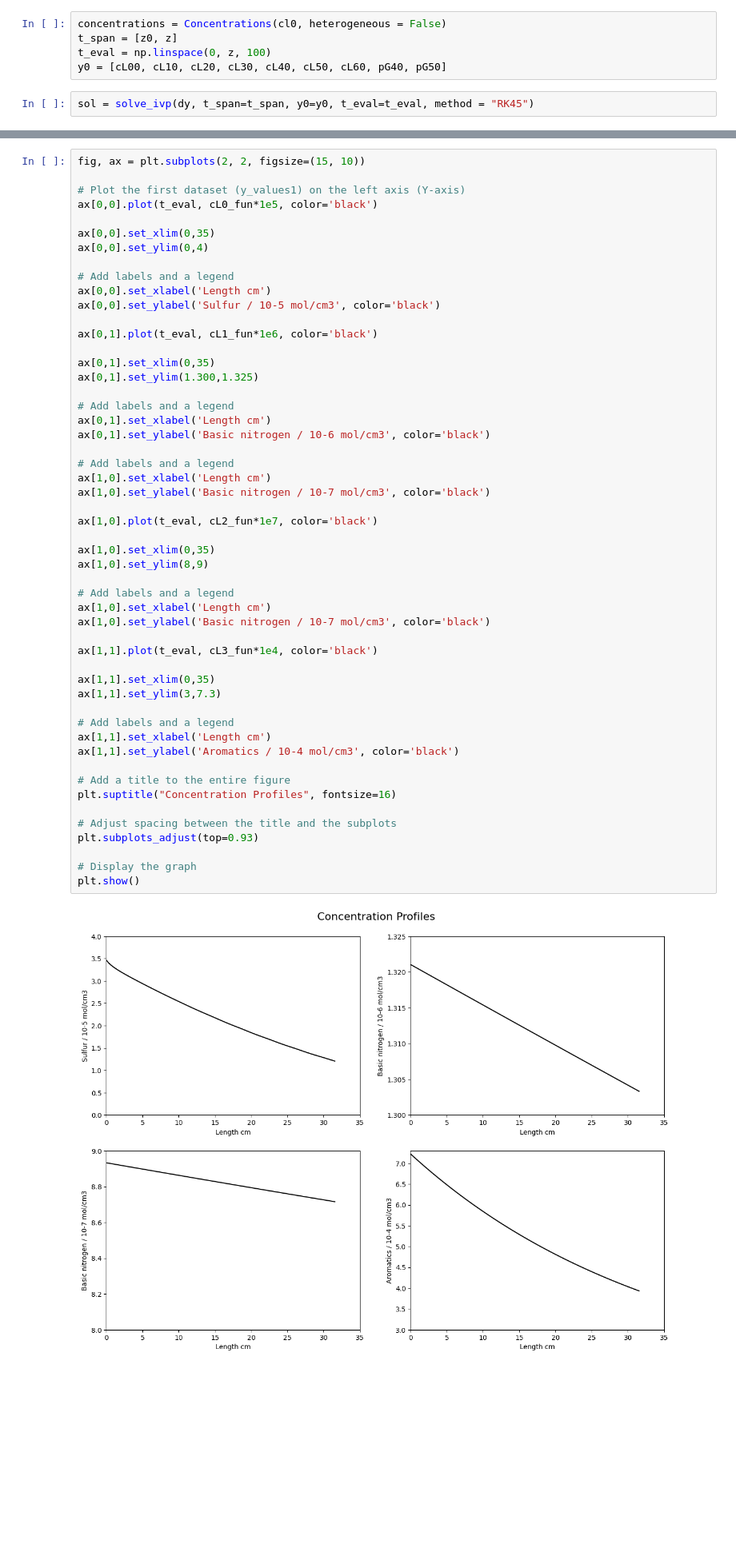
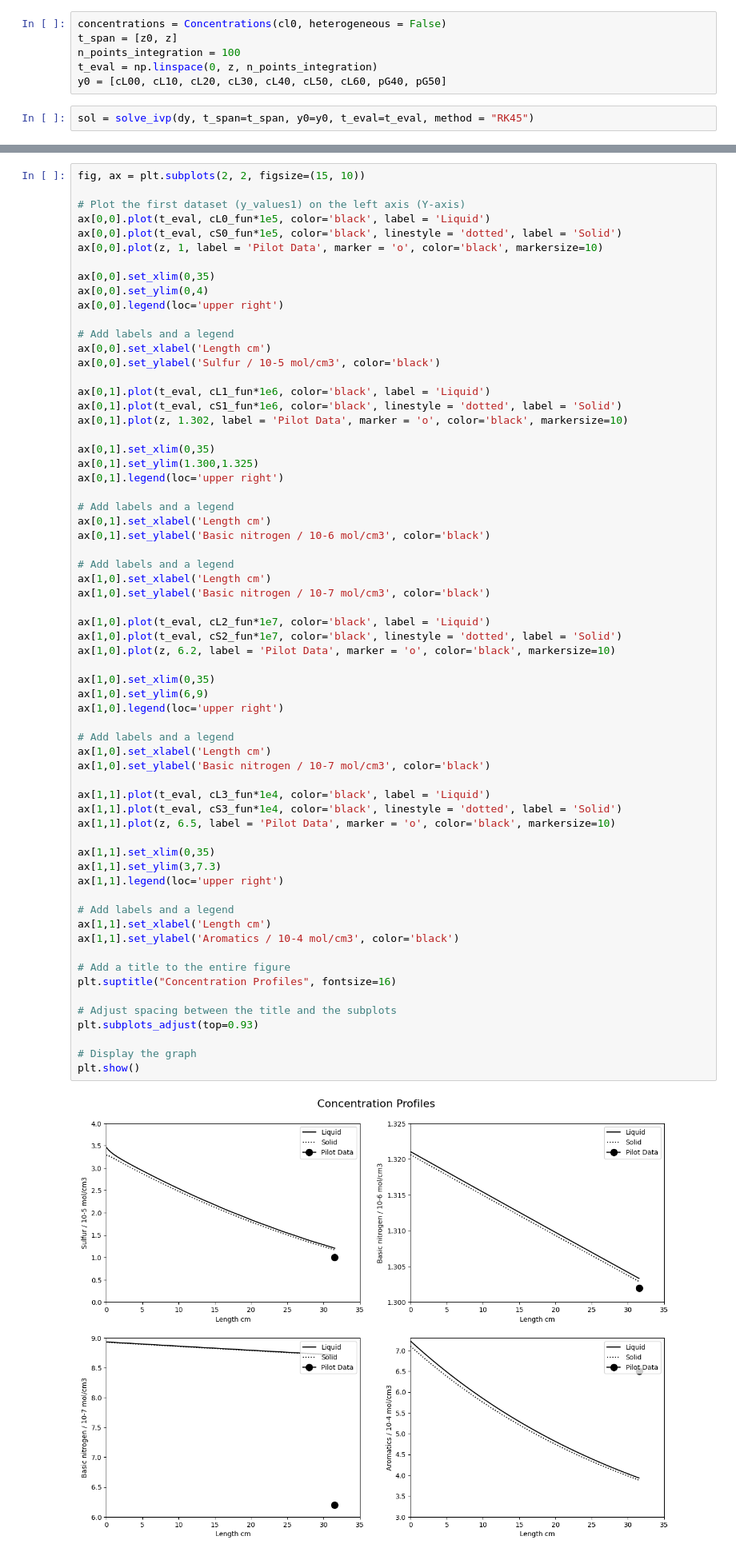
Before and after one commit to Leonardo-Ferreira-byte/Project_Reactor, a Jupyter notebook: TBR_Diesel.ipynb, the cells around one changed output, grey strips where cells are left out. Shown at 80% size. Drawn from its saved outputs; the diff is of its cells as text; blank space fills up the shorter version.

```diff
--- a/TBR_Diesel.ipynb
+++ b/TBR_Diesel.ipynb
@@ -226,7 +226,8 @@ def dy(z, variables):
 # %%
 concentrations = Concentrations(cl0, heterogeneous = False)
 t_span = [z0, z]
-t_eval = np.linspace(0, z, 100)
+n_points_integration = 100
+t_eval = np.linspace(0, z, n_points_integration)
 y0 = [cL00, cL10, cL20, cL30, cL40, cL50, cL60, pG40, pG50]
 # %%
 sol = solve_ivp(dy, t_span=t_span, y0=y0, t_eval=t_eval, method = "RK45")
@@ -236,56 +288,68 @@ cL0_fun,  cL1_fun, cL2_fun, cL3_fun, cL4_fun, cL5_fun, cL6_fun, p4G_fun, p5G_fun
 fig, ax = plt.subplots(2, 2, figsize=(15, 10))
 
 # Plot the first dataset (y_values1) on the left axis (Y-axis)
-ax[0,0].plot(t_eval, cL0_fun*1e5, color='black')
+ax[0,0].plot(t_eval, cL0_fun*1e5, color='black', label = 'Liquid')
+ax[0,0].plot(t_eval, cS0_fun*1e5, color='black', linestyle = 'dotted', label = 'Solid')
+ax[0,0].plot(z, 1, label = 'Pilot Data', marker = 'o', color='black', markersize=10)
 
 ax[0,0].set_xlim(0,35)
 ax[0,0].set_ylim(0,4)
+ax[0,0].legend(loc='upper right')
 
 # Add labels and a legend
 ax[0,0].set_xlabel('Length cm')
 ax[0,0].set_ylabel('Sulfur / 10-5 mol/cm3', color='black')
 
-ax[0,1].plot(t_eval, cL1_fun*1e6, color='black')
+ax[0,1].plot(t_eval, cL1_fun*1e6, color='black', label = 'Liquid')
+ax[0,1].plot(t_eval, cS1_fun*1e6, color='black', linestyle = 'dotted', label = 'Solid')
+ax[0,1].plot(z, 1.302, label = 'Pilot Data', marker = 'o', color='black', markersize=10)
 
 ax[0,1].set_xlim(0,35)
 ax[0,1].set_ylim(1.300,1.325)
+ax[0,1].legend(loc='upper right')
 
 # Add labels and a legend
 ax[0,1].set_xlabel('Length cm')
 ax[0,1].set_ylabel('Basic nitrogen / 10-6 mol/cm3', color='black')
 
 # Add labels and a legend
 ax[1,0].set_xlabel('Length cm')
 ax[1,0].set_ylabel('Basic nitrogen / 10-7 mol/cm3', color='black')
 
-ax[1,0].plot(t_eval, cL2_fun*1e7, color='black')
+ax[1,0].plot(t_eval, cL2_fun*1e7, color='black', label = 'Liquid')
+ax[1,0].plot(t_eval, cS2_fun*1e7, color='black', linestyle = 'dotted', label = 'Solid')
+ax[1,0].plot(z, 6.2, label = 'Pilot Data', marker = 'o', color='black', markersize=10)
 
 ax[1,0].set_xlim(0,35)
-ax[1,0].set_ylim(8,9)
+ax[1,0].set_ylim(6,9)
+ax[1,0].legend(loc='upper right')
 
 # Add labels and a legend
 ax[1,0].set_xlabel('Length cm')
 ax[1,0].set_ylabel('Basic nitrogen / 10-7 mol/cm3', color='black')
 
-ax[1,1].plot(t_eval, cL3_fun*1e4, color='black')
+ax[1,1].plot(t_eval, cL3_fun*1e4, color='black', label = 'Liquid')
+ax[1,1].plot(t_eval, cS3_fun*1e4, color='black', linestyle = 'dotted', label = 'Solid')
+ax[1,1].plot(z, 6.5, label = 'Pilot Data', marker = 'o', color='black', markersize=10)
 
 ax[1,1].set_xlim(0,35)
 ax[1,1].set_ylim(3,7.3)
+ax[1,1].legend(loc='upper right')
 
 # Add labels and a legend
 ax[1,1].set_xlabel('Length cm')
 ax[1,1].set_ylabel('Aromatics / 10-4 mol/cm3', color='black')
 
 # Add a title to the entire figure
 plt.suptitle("Concentration Profiles", fontsize=16)
 
 # Adjust spacing between the title and the subplots
 plt.subplots_adjust(top=0.93)
 
 # Display the graph
 plt.show()
 # %% [output]
-[figure, old version]
+[figure, new version]
 # %% [markdown]
 ![image.png](attachment:image.png)
 # %%
```
Also changed, not shown: parts of 2 cells of this notebook, 1 other file.
